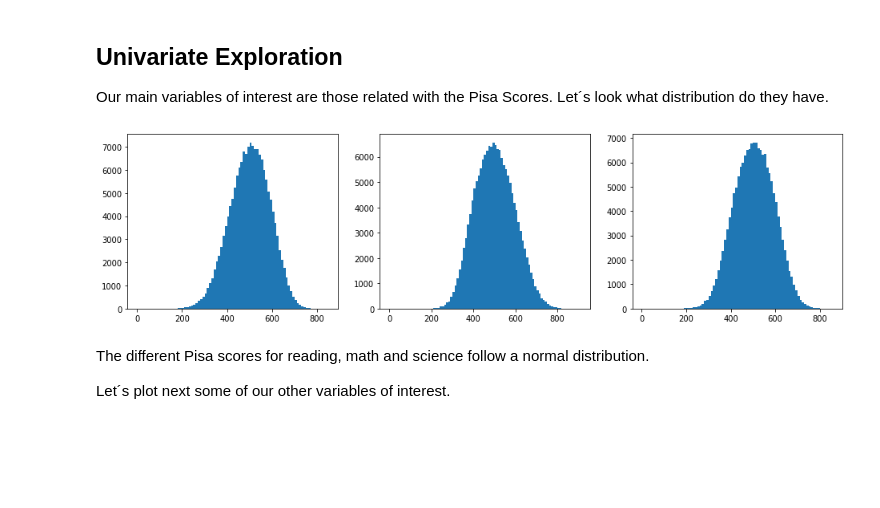
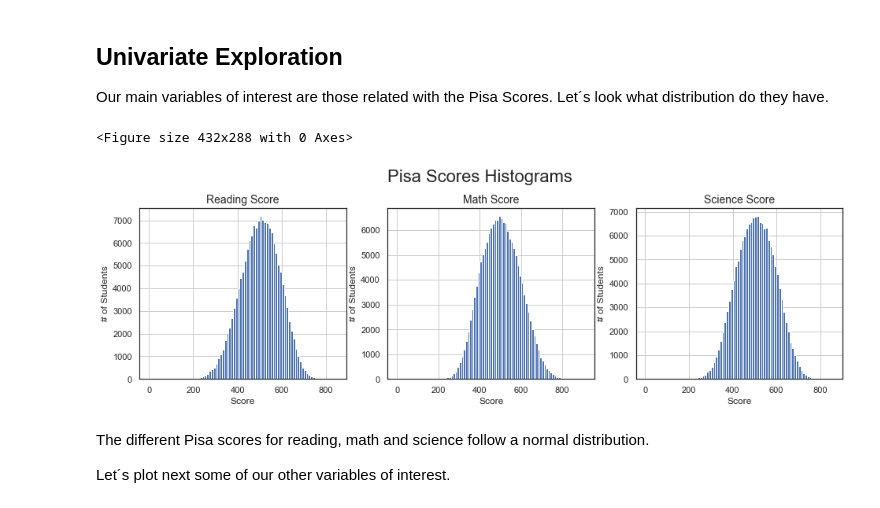
Before and after one commit to simonvlc/Coursera_Capstone, a Jupyter notebook: data_visualization/exploration_template.ipynb, the cells around one changed output. Saved outputs shown, nothing was run; the diff lists cells and outputs as text; code cells hidden in the pictures; blank space fills up the shorter version.

```diff
--- a/data_visualization/exploration_template.ipynb
+++ b/data_visualization/exploration_template.ipynb
@@ -357,28 +351,70 @@ After some rounds of data wrangling with the original pisa2012 dataset containin
 ## Univariate Exploration
 
 Our main variables of interest are those related with the Pisa Scores. Let´s look what distribution do they have.
+# %%
+import seaborn as sns
+sns.set_style("white")
+sns.despine()
+
+# Function that we will use during the exercise to decorate our charts",
+def decorate(title, xlabel, ylabel, xticks=None, xticklabels=None, yticks=None, yticklabels=None):
+    ax.set_title(title, fontsize=22)
+    ax.set_xlabel(xlabel)
+    ax.set_ylabel(ylabel)
+    if xticks is not None:
+        ax.set_xticks(xticks)
+    if xticklabels is not None:
+        ax.set_xticklabels(xticklabels, rotation=70)
+    if yticks is not None:
+            ax.set_xticks(yticks)
+    if yticklabels is not None:
+        ax.set_xticklabels(yticklabels, rotation=70)
+#    fig.tight_layout()
+
+# Function that we will use during the exercise to decorate our charts",
+def decorate_subplot(subplot, title, xlabel, ylabel, xticks=None, xticklabels=None, yticks=None, yticklabels=None):
+    subplot.set_title(title, fontsize=14)
+    subplot.set_xlabel(xlabel)
+    subplot.set_ylabel(ylabel)
+    if xticks is not None:
+        subplot.set_xticks(xticks)
+    if xticklabels is not None:
+        subplot.set_xticklabels(xticklabels, rotation=70)
+    if yticks is not None:
+            subplot.set_xticks(yticks)
+    if yticklabels is not None:
+        subplot.set_xticklabels(yticklabels, rotation=70)
+    subplot.grid(alpha=1)
+#    fig.tight_layout()
+# %% [output]
+<Figure size 432x288 with 0 Axes>
 # %%
 # Histograms for pisa scores
-# ToDo: plot axes names...
 
-plt.figure(figsize = [16,4])
+plt.figure(figsize=(16,4))
+plt.suptitle('Pisa Scores Histograms', fontsize=22, y='1.05')
 
 # First subplot
-plt.subplot(1, 3, 1) # 1 row, 3 cols, subplot 1
+ax1 = plt.subplot(1, 3, 1) # 1 row, 3 cols, subplot 1
 bin_edges = np.arange(0, df_clean['reading_score'].max()+10, 10)
 plt.hist(data = df_clean, x = 'reading_score', bins = bin_edges);
+decorate_subplot(ax1, "Reading Score", "Score", "# of Students")
 
 # Second subplot
-plt.subplot(1, 3, 2) # 1 row, 3 cols, subplot 1
+ax2 = plt.subplot(1, 3, 2)
 bin_edges = np.arange(0, df_clean['math_score'].max()+10, 10)
 plt.hist(data = df_clean, x = 'math_score', bins = bin_edges);
+decorate_subplot(ax2, "Math Score", "Score", "# of Students")
 
 # Third subplot
-plt.subplot(1, 3, 3) # 1 row, 3 cols, subplot 1
+ax3 = plt.subplot(1, 3, 3)
 bin_edges = np.arange(0, df_clean['science_score'].max()+10, 10)
 plt.hist(data = df_clean, x = 'science_score', bins = bin_edges);
+decorate_subplot(ax3, "Science Score", "Score", "# of Students")
+
+plt.show()
 # %% [output]
-[figure, old version]
+[figure, new version]
 # %% [markdown]
 The different Pisa scores for reading, math and science follow a normal distribution.
 
```
Also changed, not shown: parts of 30 cells of this notebook.
